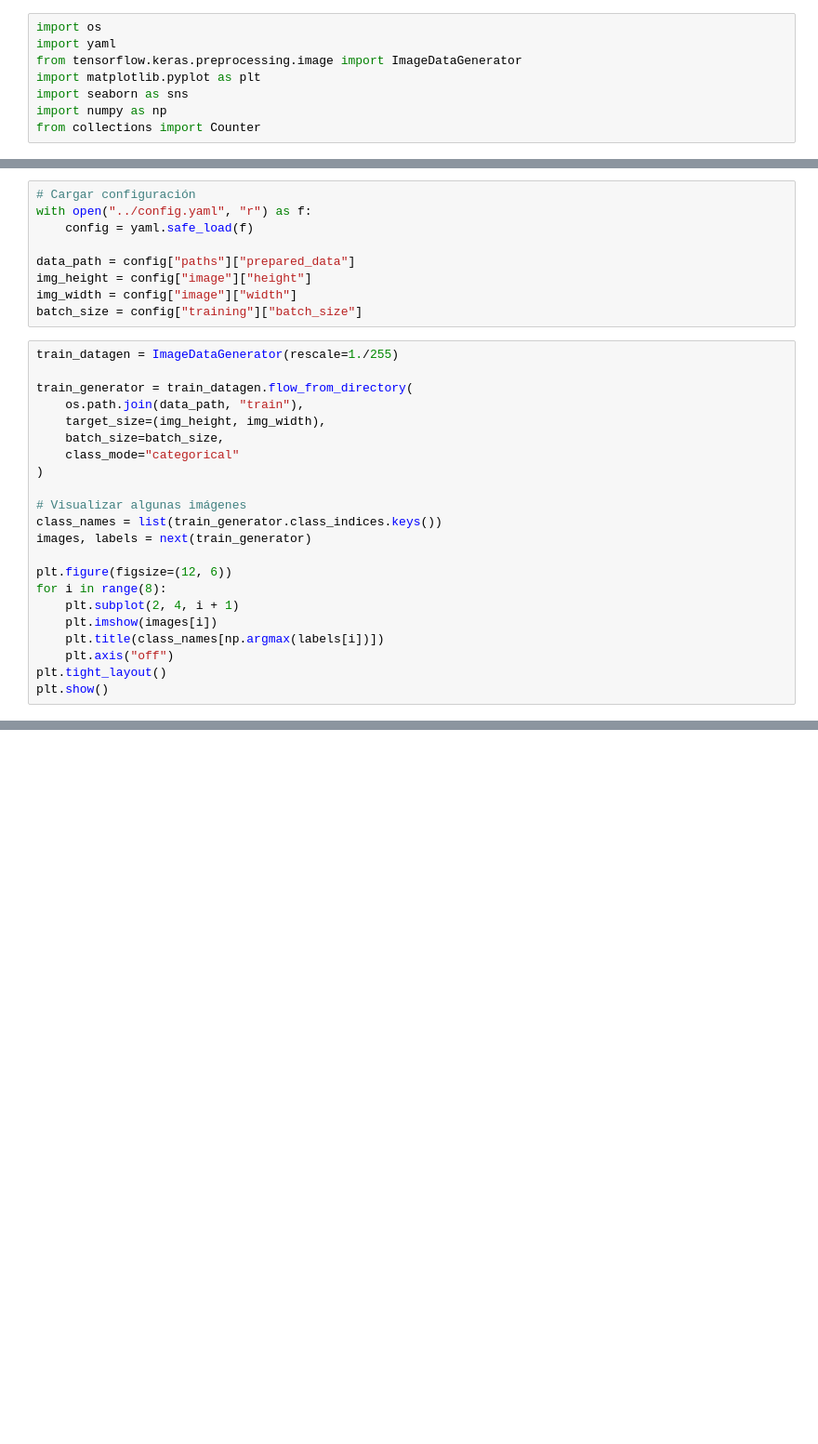
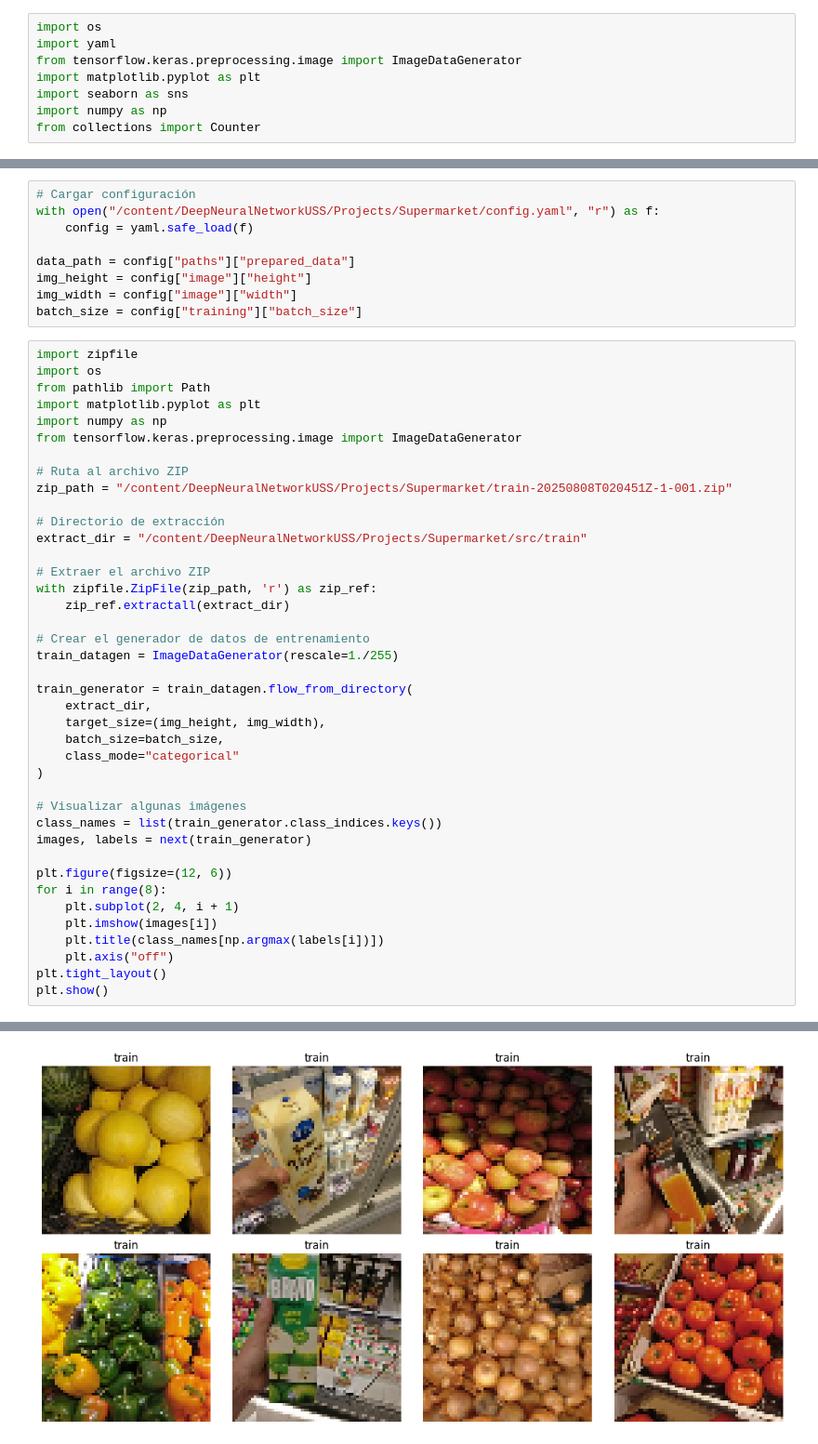
Before and after one commit to solivare/DeepNeuralNetworkUSS, a Jupyter notebook: Projects/Supermarket/notebooks/EDA.ipynb, the cells around one changed output, grey strips where cells are left out. Shown at 93% size. Drawn from its saved outputs; the diff is of its cells as text; blank space fills up the shorter version.

```diff
--- a/Projects/Supermarket/notebooks/EDA.ipynb
+++ b/Projects/Supermarket/notebooks/EDA.ipynb
@@ -9,6 +28,6 @@ from collections import Counter
 # %%
 # Cargar configuración
-with open("../config.yaml", "r") as f:
+with open("/content/DeepNeuralNetworkUSS/Projects/Supermarket/config.yaml", "r") as f:
     config = yaml.safe_load(f)
 
 data_path = config["paths"]["prepared_data"]
@@ -16,10 +35,28 @@ img_height = config["image"]["height"]
 img_width = config["image"]["width"]
 batch_size = config["training"]["batch_size"]
 # %%
+import zipfile
+import os
+from pathlib import Path
+import matplotlib.pyplot as plt
+import numpy as np
+from tensorflow.keras.preprocessing.image import ImageDataGenerator
+
+# Ruta al archivo ZIP
+zip_path = "/content/DeepNeuralNetworkUSS/Projects/Supermarket/train-20250808T020451Z-1-001.zip"
+
+# Directorio de extracción
+extract_dir = "/content/DeepNeuralNetworkUSS/Projects/Supermarket/src/train"
+
+# Extraer el archivo ZIP
+with zipfile.ZipFile(zip_path, 'r') as zip_ref:
+    zip_ref.extractall(extract_dir)
+
+# Crear el generador de datos de entrenamiento
 train_datagen = ImageDataGenerator(rescale=1./255)
 
 train_generator = train_datagen.flow_from_directory(
-    os.path.join(data_path, "train"),
+    extract_dir,
     target_size=(img_height, img_width),
     batch_size=batch_size,
     class_mode="categorical"
@@ -37,3 +74,4 @@ for i in range(8):
     plt.axis("off")
 plt.tight_layout()
 plt.show()
+# %% [output]
@@ -40 +79,2 @@ plt.show()
+[figure, added]
 # %%
```
Also changed, not shown: parts of 13 cells of this notebook.
